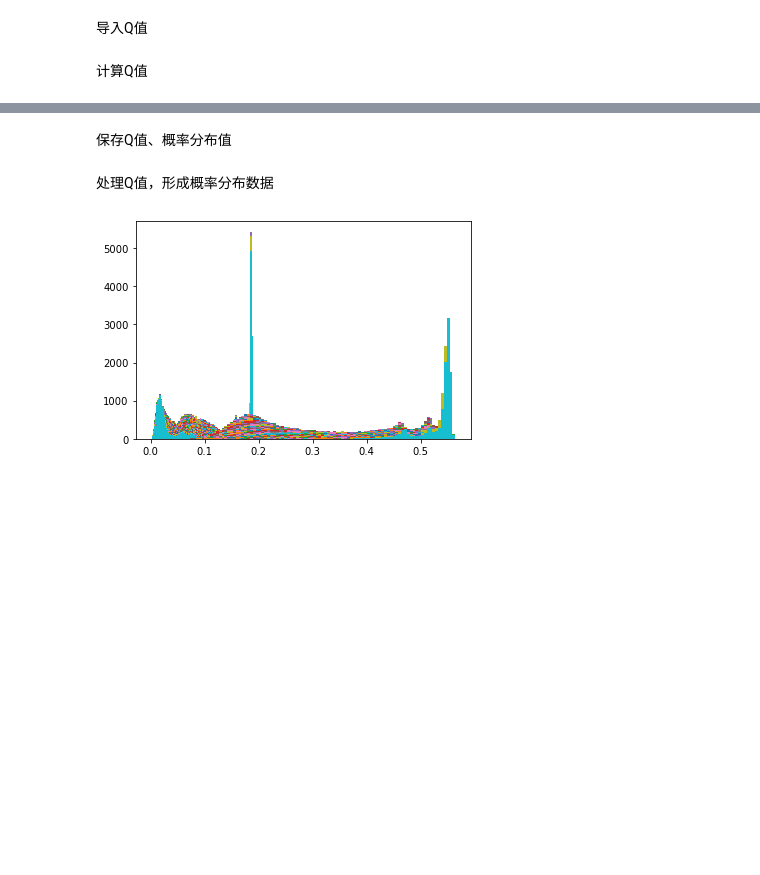
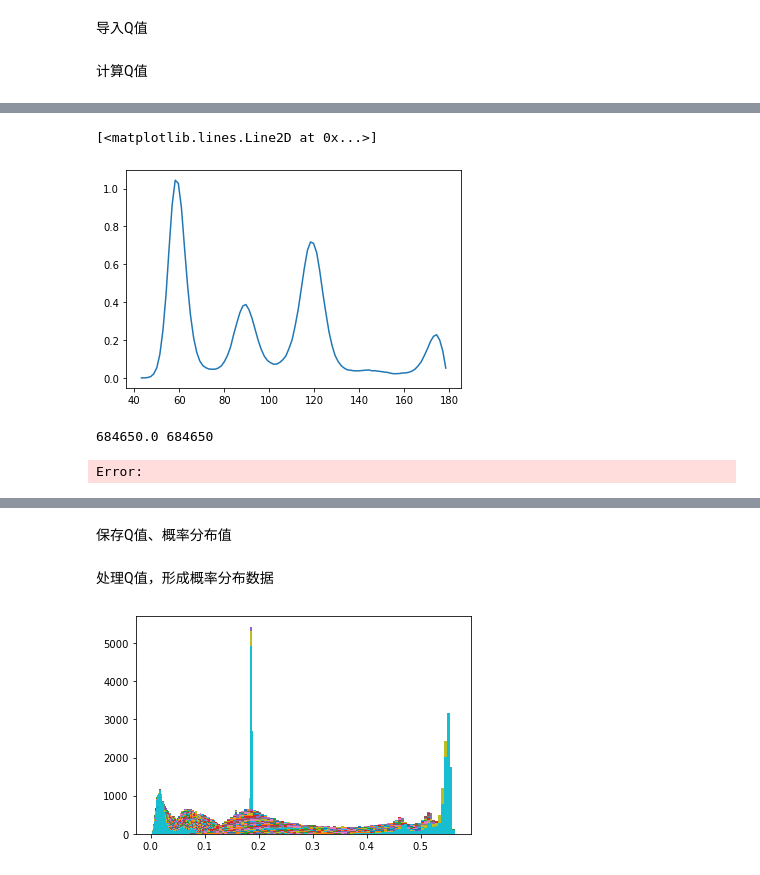
Before and after one commit to bgbaizh/GlassViewer, a Jupyter notebook: glassviewer/glassviewer.ipynb, the cells around one changed output, grey strips where cells are left out. Saved outputs shown, nothing was run; the diff lists cells and outputs as text; code cells hidden in the pictures; blank space fills up the shorter version.

```diff
--- a/glassviewer/glassviewer.ipynb
+++ b/glassviewer/glassviewer.ipynb
@@ -60,0 +48,5 @@ array([0.000000e+00, 0.000000e+00, 0.000000e+00, 0.000000e+00,
+# %%
+plt.plot(r*180/np.pi,bad)
+# %% [output]
+[<matplotlib.lines.Line2D at 0x...>]
+[figure, added]
@@ -61,2 +57,12 @@ array([0.000000e+00, 0.000000e+00, 0.000000e+00, 0.000000e+00,
+# %%
+from scipy.special import comb, perm
+Nisum=0
+for i in sys1.atoms:
+   Ni=len(i.neighbors)
+   Nisum=Nisum+Ni*(Ni-1)
+print(a,len(temp))
+# %% [output]
+684650.0 684650
+Error:
 # %%
 # %% [output]
```
Also changed, not shown: parts of 9 cells of this notebook, 6 other files.
